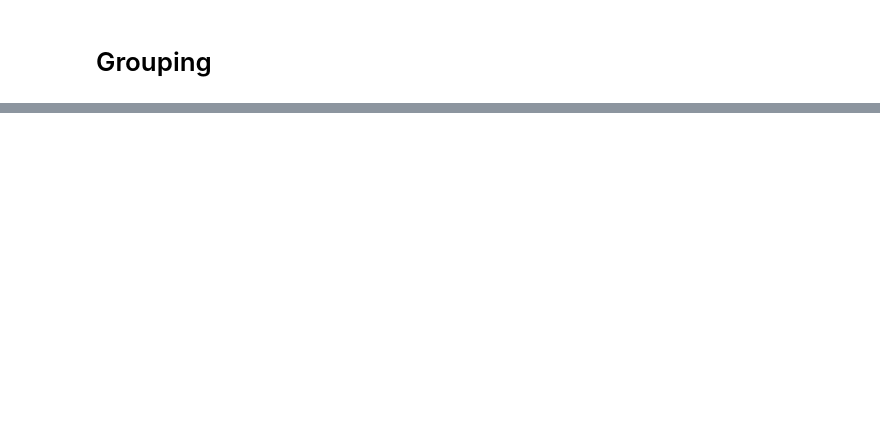
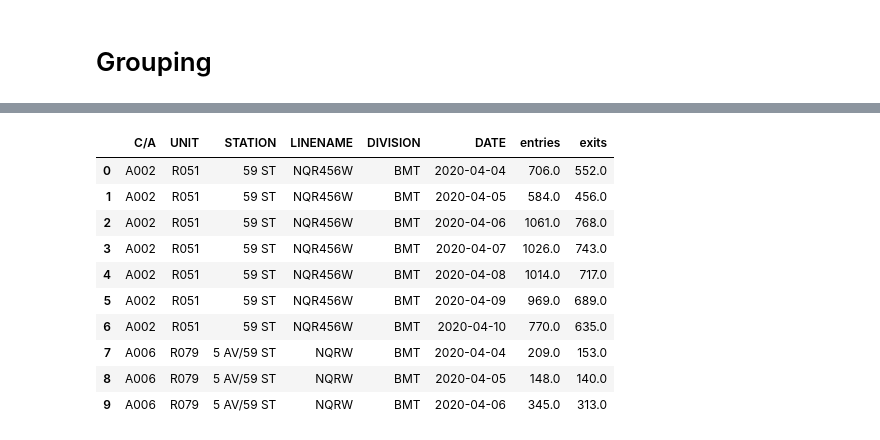
Before and after one commit to mahouoji/MobilityChange, a Jupyter notebook: data_cleaning/turnstile_cleaning_functions.ipynb, the cells around one changed output, grey strips where cells are left out. Saved outputs shown, nothing was run; the diff lists cells and outputs as text; code cells hidden in the pictures; blank space fills up the shorter version.

```diff
--- a/data_cleaning/turnstile_cleaning_functions.ipynb
+++ b/data_cleaning/turnstile_cleaning_functions.ipynb
@@ -377,0 +394,17 @@ test_raw2.sort_values('DATETIME')
+# %%
+def get_daily_station_count(diff):
+    return diff.groupby(['C/A','UNIT','STATION','LINENAME','DIVISION','DATE'],
+        as_index=False).agg({'entries':'sum', 'exits':'sum'})
+get_daily_station_count(test_cleaned).head(10)
+# %% [output]
+|  | C/A | UNIT | STATION | LINENAME | DIVISION | DATE | entries | exits |
+| 0 | A002 | R051 | 59 ST | NQR456W | BMT | 2020-04-04 | 706.0 | 552.0 |
+| 1 | A002 | R051 | 59 ST | NQR456W | BMT | 2020-04-05 | 584.0 | 456.0 |
+| 2 | A002 | R051 | 59 ST | NQR456W | BMT | 2020-04-06 | 1061.0 | 768.0 |
+| 3 | A002 | R051 | 59 ST | NQR456W | BMT | 2020-04-07 | 1026.0 | 743.0 |
+| 4 | A002 | R051 | 59 ST | NQR456W | BMT | 2020-04-08 | 1014.0 | 717.0 |
+| 5 | A002 | R051 | 59 ST | NQR456W | BMT | 2020-04-09 | 969.0 | 689.0 |
+| 6 | A002 | R051 | 59 ST | NQR456W | BMT | 2020-04-10 | 770.0 | 635.0 |
+| 7 | A006 | R079 | 5 AV/59 ST | NQRW | BMT | 2020-04-04 | 209.0 | 153.0 |
+| 8 | A006 | R079 | 5 AV/59 ST | NQRW | BMT | 2020-04-05 | 148.0 | 140.0 |
+| 9 | A006 | R079 | 5 AV/59 ST | NQRW | BMT | 2020-04-06 | 345.0 | 313.0 |
```
Also changed, not shown: parts of 9 cells of this notebook, 2 other files.
